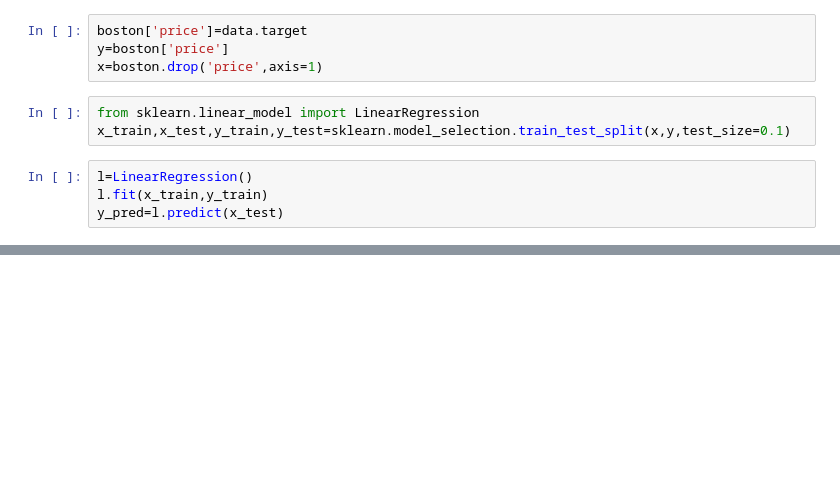
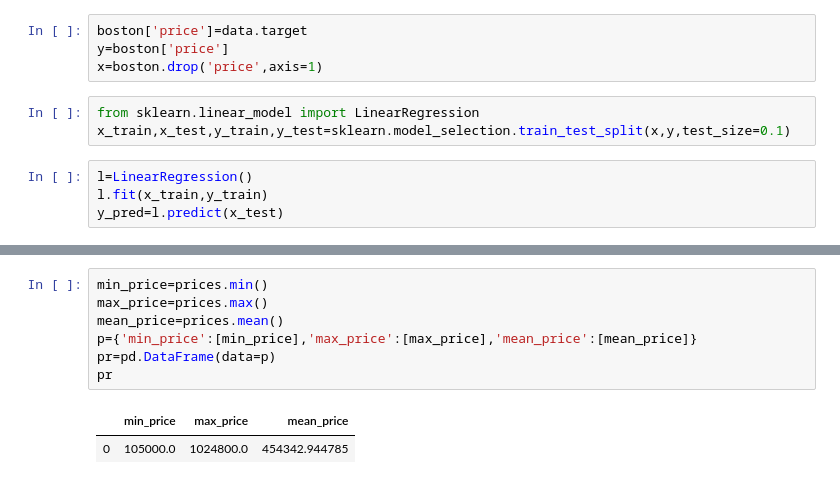
Before and after one commit to rahulvhegde/Linear_Regression_Boston_house, a Jupyter notebook: LinearRegression.ipynb, the cells around one changed output, grey strips where cells are left out. Drawn from its saved outputs; the diff is of its cells as text; blank space fills up the shorter version.

```diff
--- a/LinearRegression.ipynb
+++ b/LinearRegression.ipynb
@@ -56,0 +104,10 @@ print(mean)
+# %%
+min_price=prices.min()
+max_price=prices.max()
+mean_price=prices.mean()
+p={'min_price':[min_price],'max_price':[max_price],'mean_price':[mean_price]}
+pr=pd.DataFrame(data=p)
+pr
+# %% [output]
+|  | min_price | max_price | mean_price |
+| 0 | 105000.0 | 1024800.0 | 454342.944785 |
```
Also changed, not shown: parts of 13 cells of this notebook.
